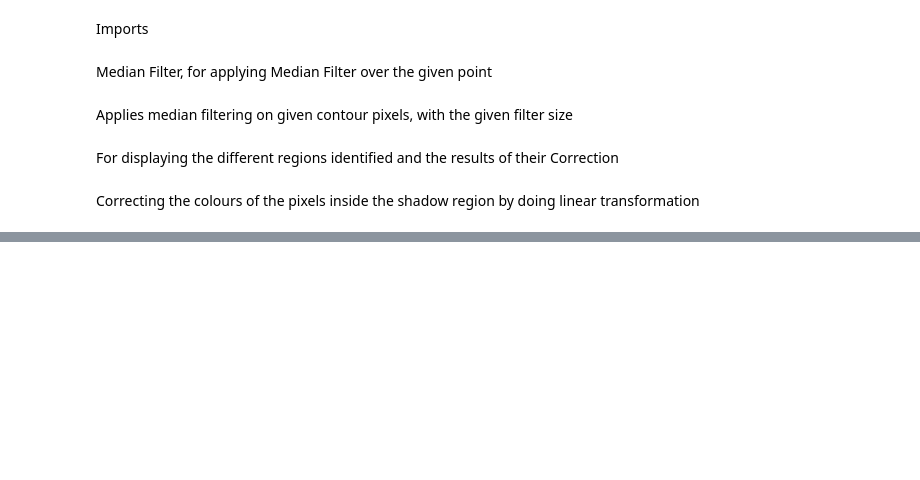
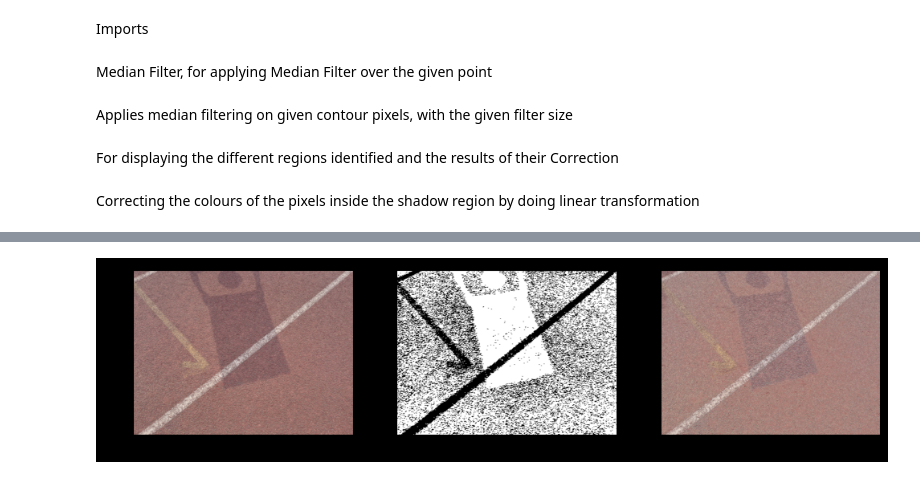
Before and after one commit to Asharma538/CV_Project, a Jupyter notebook: trial/shadow_remover.ipynb, the cells around one changed output, grey strips where cells are left out. Saved outputs shown, nothing was run; the diff lists cells and outputs as text; code cells hidden in the pictures; blank space fills up the shorter version.

```diff
--- a/trial/shadow_remover.ipynb
+++ b/trial/shadow_remover.ipynb
@@ -40,18 +39,18 @@ def edge_median_filter(img: np.ndarray, contours_list: tuple, filter_size: int =
         for point in partition:
             temp_img[point[0][1]][point[0][0]] = median_filter(img, point[0], filter_size)
 
-    return cv2.cvtColor(temp_img, cv2.COLOR_HSV2BGR)
+    return cv2.cvtColor(temp_img, cv2.COLOR_HSV2RGB)
 # %% [markdown]
 For displaying the different regions identified and the results of their Correction
 # %%
 def display_region(org_image: np.ndarray, shadow_clear_image: np.ndarray, label: int, label_region: np.ndarray, contours: tuple) -> None:
 
     # Cutting out shadow from the Image
-    reverse_mask = cv2.cvtColor(cv2.bitwise_not(label_region), cv2.COLOR_GRAY2BGR)
+    reverse_mask = cv2.cvtColor(cv2.bitwise_not(label_region), cv2.COLOR_GRAY2RGB)
     img_w_hole = org_image & reverse_mask
 
     # Using Temporary
-    temp_filter = cv2.cvtColor(label_region, cv2.COLOR_GRAY2BGR)
+    temp_filter = cv2.cvtColor(label_region, cv2.COLOR_GRAY2RGB)
     cv2.drawContours(temp_filter, contours, -1, (255, 0, 0), 3)
 
     fig, axes = plt.subplots(2, 2)
@@ -60,16 +59,16 @@ def display_region(org_image: np.ndarray, shadow_clear_image: np.ndarray, label:
 
     plt.title(f"Shadow Region {label}")
 
-    ax[0].imshow(cv2.cvtColor(org_image, cv2.COLOR_BGR2RGB))
+    ax[0].imshow(org_image)
     ax[0].set_title("Original Image")
 
-    ax[1].imshow(cv2.cvtColor(temp_filter, cv2.COLOR_BGR2RGB))
+    ax[1].imshow(temp_filter)
     ax[1].set_title("Shadow Region")
 
-    ax[2].imshow(cv2.cvtColor(img_w_hole, cv2.COLOR_BGR2RGB))
+    ax[2].imshow(img_w_hole)
     ax[2].set_title("Shadow Region Cut")
 
-    ax[3].imshow(cv2.cvtColor(shadow_clear_image, cv2.COLOR_BGR2RGB))
+    ax[3].imshow(shadow_clear_image)
     ax[3].set_title("Corrected Image")
 
     plt.tight_layout()
@@ -92,20 +91,20 @@ def correct_region_lab(org_img: np.ndarray, shadow_clear_img: np.ndarray, shadow
     # This is different for each region, therefore calculated each time
     lab_ratio = border_average_lab / shadow_average_lab
 
-    shadow_clear_img = cv2.cvtColor(shadow_clear_img, cv2.COLOR_BGR2LAB)
+    shadow_clear_img = cv2.cvtColor(shadow_clear_img, cv2.COLOR_RGB2LAB)
     shadow_clear_img[shadow_indices[0], shadow_indices[1]] = np.uint8(shadow_clear_img[shadow_indices[0], shadow_indices[1]] * lab_ratio)
-    shadow_clear_img = cv2.cvtColor(shadow_clear_img, cv2.COLOR_LAB2BGR)
+    shadow_clear_img = cv2.cvtColor(shadow_clear_img, cv2.COLOR_LAB2RGB)
 
     return shadow_clear_img
 
-def correct_region_bgr(org_img: np.ndarray, shadow_clear_img: np.ndarray, shadow_indices: np.ndarray, non_shadow_indices: np.ndarray) -> np.ndarray:
+def correct_region_rgb(org_img: np.ndarray, shadow_clear_img: np.ndarray, shadow_indices: np.ndarray, non_shadow_indices: np.ndarray) -> np.ndarray:
 
     # Calculate average BGR values in current shadow region and non-shadow areas
-    shadow_average_bgr = np.mean(org_img[shadow_indices[0], shadow_indices[1], :], axis=0)
+    shadow_average_rgb = np.mean(org_img[shadow_indices[0], shadow_indices[1], :], axis=0)
 
     # Get the average BGR from border areas
-    border_average_bgr = np.mean(org_img[non_shadow_indices[0], non_shadow_indices[1], :], axis=0)
-    bgr_ratio = border_average_bgr / shadow_average_bgr
+    border_average_rgb = np.mean(org_img[non_shadow_indices[0], non_shadow_indices[1], :], axis=0)
+    bgr_ratio = border_average_rgb / shadow_average_rgb
 
     # Adjust BGR
     shadow_clear_img[shadow_indices[0], shadow_indices[1]] = np.uint8(shadow_clear_img[shadow_indices[0], shadow_indices[1]] * bgr_ratio)
@@ -340,0 +350,15 @@ Read the image ../Images/image13.png
+# %%
+org_image, mask, image_clear = process_image_file(image=image,
+                                                  itr=1,
+                                                  method=3,
+                                                  ab_threshold = -255,
+                                                  lab_adjustment=False,
+                                                  region_adjustment_kernel_size= 7,
+                                                  shadow_dilation_kernel_size = 13,
+                                                  shadow_dilation_iteration = 5,
+                                                  shadow_size_threshold = 1200,
+                                                  save = False,
+                                                  verbose = False,
+                                                  plot_results=True)
+# %% [output]
+[figure, added]
```
Also changed, not shown: parts of 5 cells of this notebook, 4 other files.
